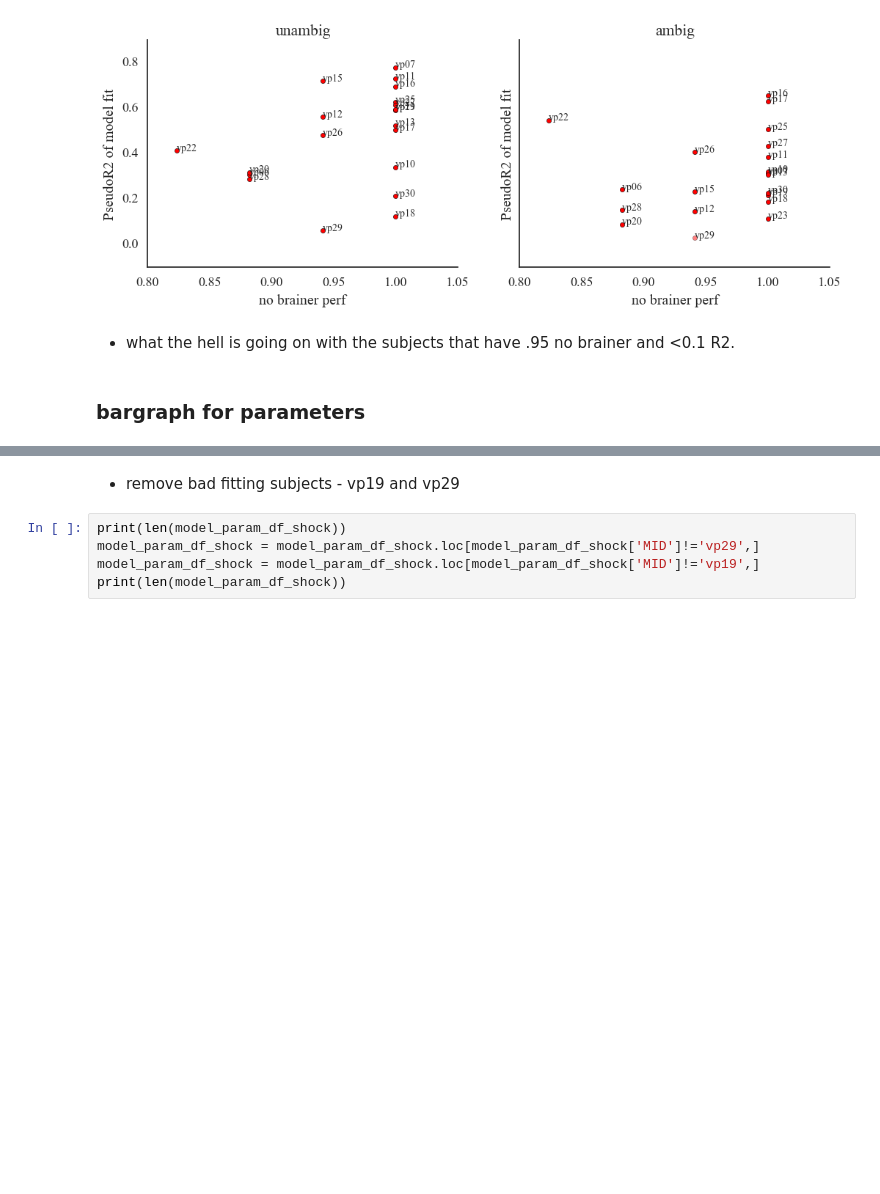
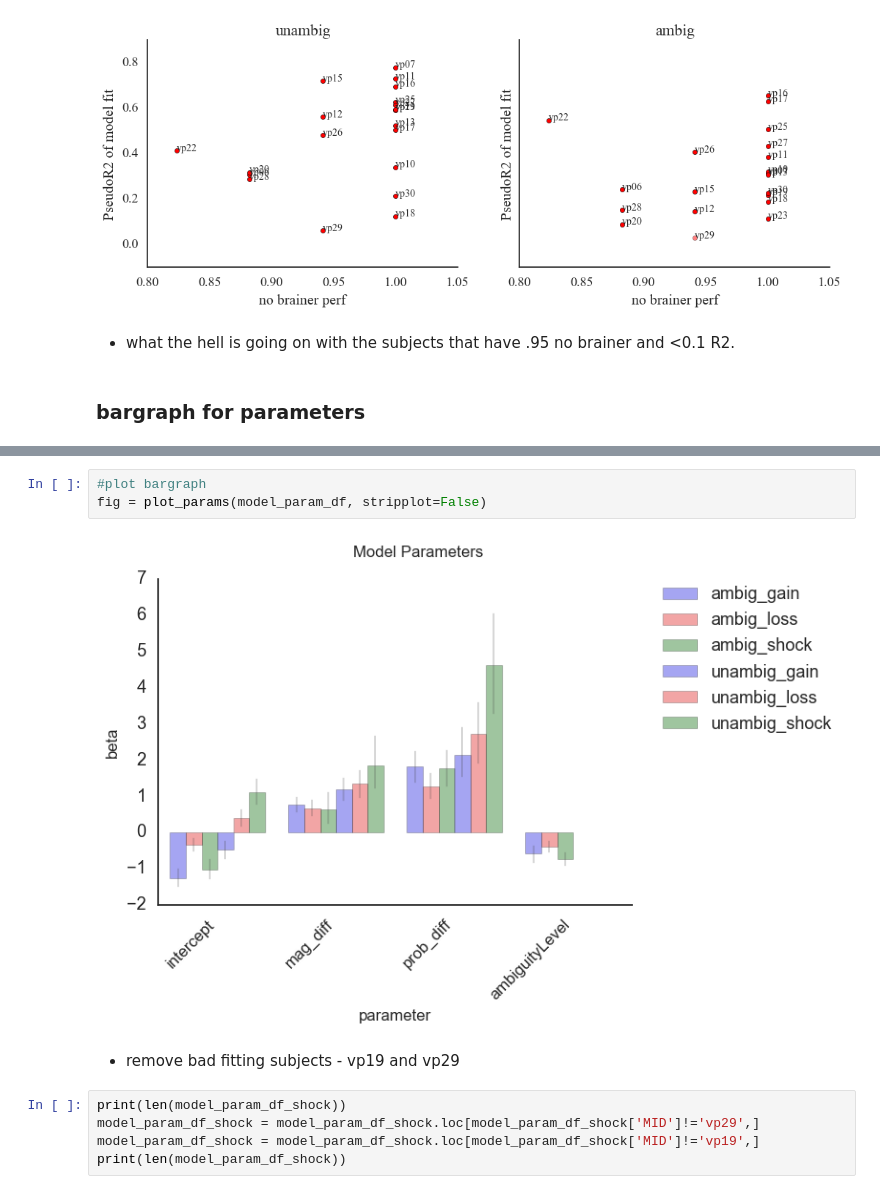
Before and after one commit to crgagne/ambi_gain_loss_shock, a Jupyter notebook: notebooks/Basic_Analyses.ipynb, the cells around one changed output, grey strips where cells are left out. Drawn from its saved outputs; the diff is of its cells as text; blank space fills up the shorter version.

```diff
--- a/notebooks/Basic_Analyses.ipynb
+++ b/notebooks/Basic_Analyses.ipynb
@@ -329,3 +339,8 @@ fig = plot_params(model_param_df_shock, stripplot=True)
+# %%
+#plot bargraph
+fig = plot_params(model_param_df, stripplot=False)
+# %% [output]
+[figure, added]
 # %% [markdown]
 - remove bad fitting subjects - vp19 and vp29
 # %%
```
Also changed, not shown: parts of 99 cells of this notebook, 11 other files.
